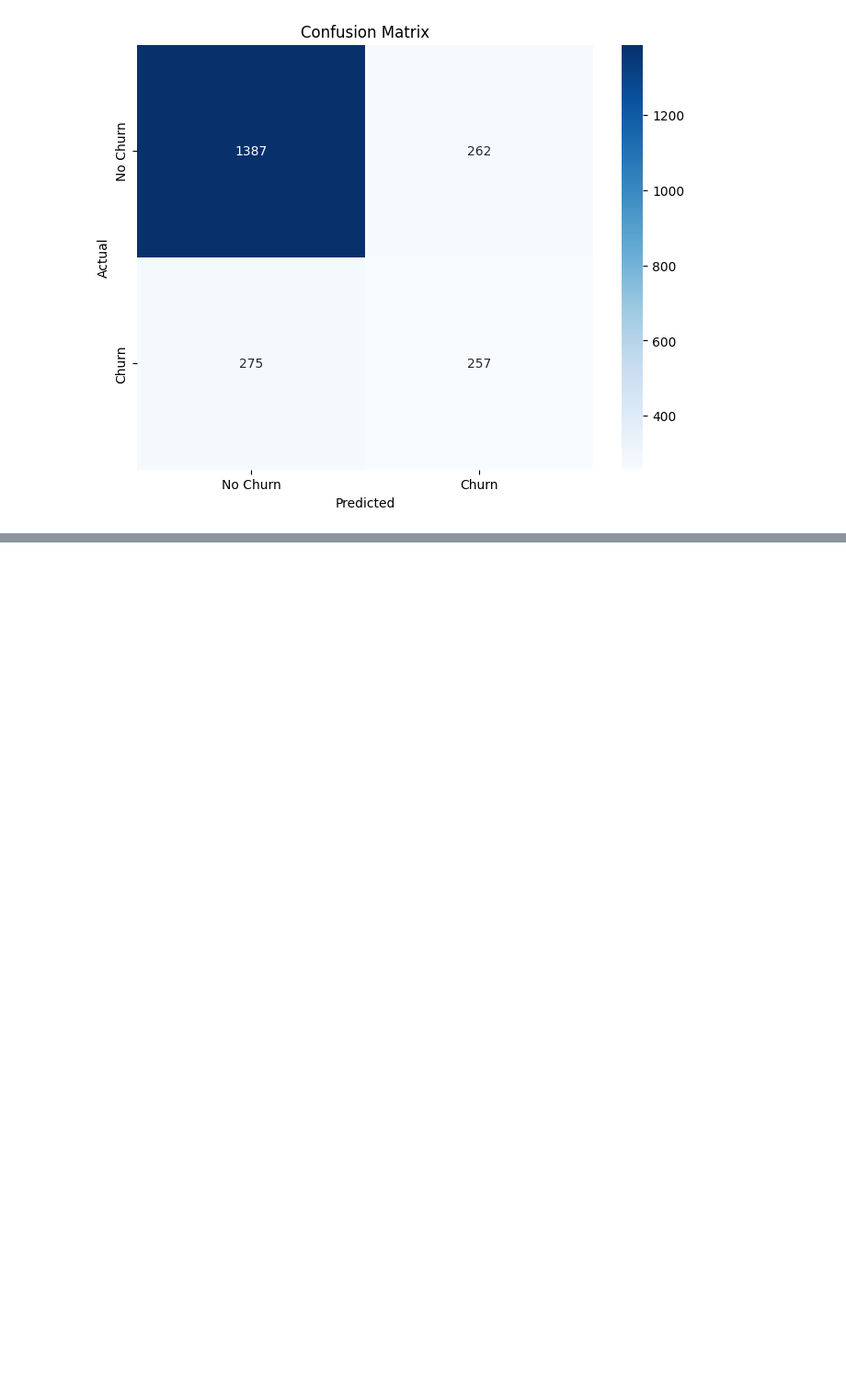
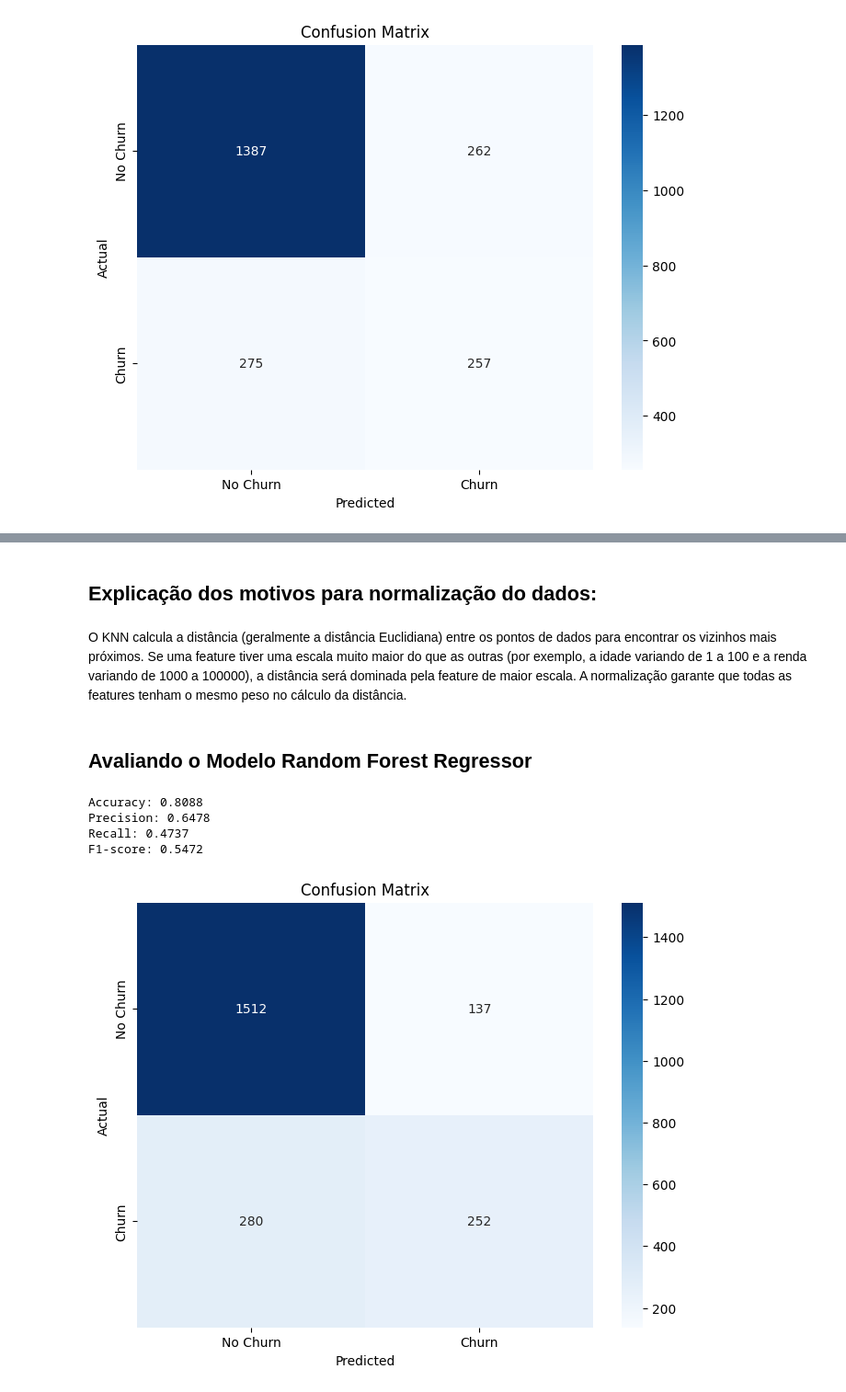
Before and after one commit to LipeSilva83/TelecomX_parte2_BR, a Jupyter notebook: CHALLENGE_TELECOMX_PT2.ipynb, the cells around one changed output, grey strips where cells are left out. Shown: that part at 92% size. Drawn from its saved outputs; the diff is of its cells as text; code cells hidden in the pictures; blank space fills up the shorter version.

```diff
--- a/CHALLENGE_TELECOMX_PT2.ipynb
+++ b/CHALLENGE_TELECOMX_PT2.ipynb
@@ -407,0 +424,45 @@ F1-score: 0.4891
+# %% [markdown]
+## Explicação dos motivos para normalização do dados:
+# %% [markdown]
+O KNN calcula a distância (geralmente a distância Euclidiana) entre os pontos de dados para encontrar os vizinhos mais próximos. Se uma feature tiver uma escala muito maior do que as outras (por exemplo, a idade variando de 1 a 100 e a renda variando de 1000 a 100000), a distância será dominada pela feature de maior escala. A normalização garante que todas as features tenham o mesmo peso no cálculo da distância.
+# %% [markdown]
+## Avaliando o Modelo Random Forest Regressor
+# %%
+from sklearn.metrics import accuracy_score, precision_score, recall_score, f1_score, confusion_matrix
+import matplotlib.pyplot as plt
+import seaborn as sns
+import numpy as np
+
+# Fazendo as previsões no conjunto de teste usando o modelo Random Forest Regressor (model_rf)
+y_pred_continuous = model_rf.predict(X_test)
+
+# Convertendo as previsões contínuas em rótulos de classe binários usando um limite (por exemplo, 0,5)
+y_pred_binary = np.where(y_pred_continuous > 0.5, 1, 0)
+
+# Calcula e imprimir as métricas de avaliação
+accuracy = accuracy_score(y_test, y_pred_binary)
+precision = precision_score(y_test, y_pred_binary)
+recall = recall_score(y_test, y_pred_binary)
+f1 = f1_score(y_test, y_pred_binary)
+
+
+print(f"Accuracy: {accuracy:.4f}")
+print(f"Precision: {precision:.4f}")
+print(f"Recall: {recall:.4f}")
+print(f"F1-score: {f1:.4f}")
+
+
+# Gerar e exibir a matriz de confusão
+cm = confusion_matrix(y_test, y_pred_binary)
+plt.figure(figsize=(8, 6))
+sns.heatmap(cm, annot=True, fmt='d', cmap='Blues', xticklabels=['No Churn', 'Churn'], yticklabels=['No Churn', 'Churn'])
+plt.xlabel('Predicted')
+plt.ylabel('Actual')
+plt.title('Confusion Matrix')
+plt.show()
+# %% [output]
+Accuracy: 0.8088
+Precision: 0.6478
+Recall: 0.4737
+F1-score: 0.5472
+[figure, added]
```
Also changed, not shown: parts of 10 cells of this notebook.
